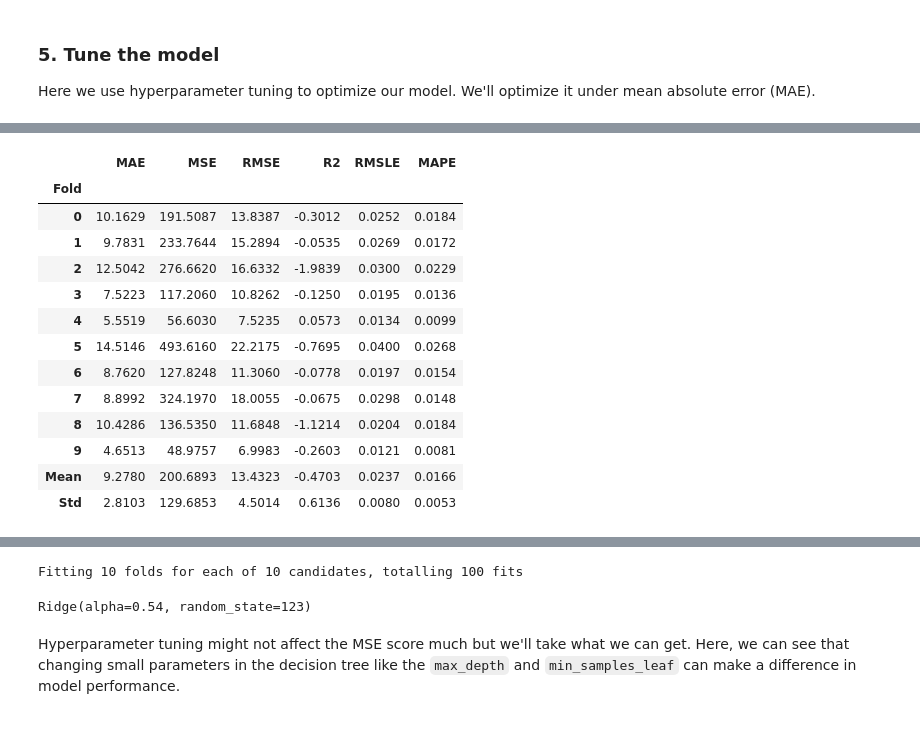
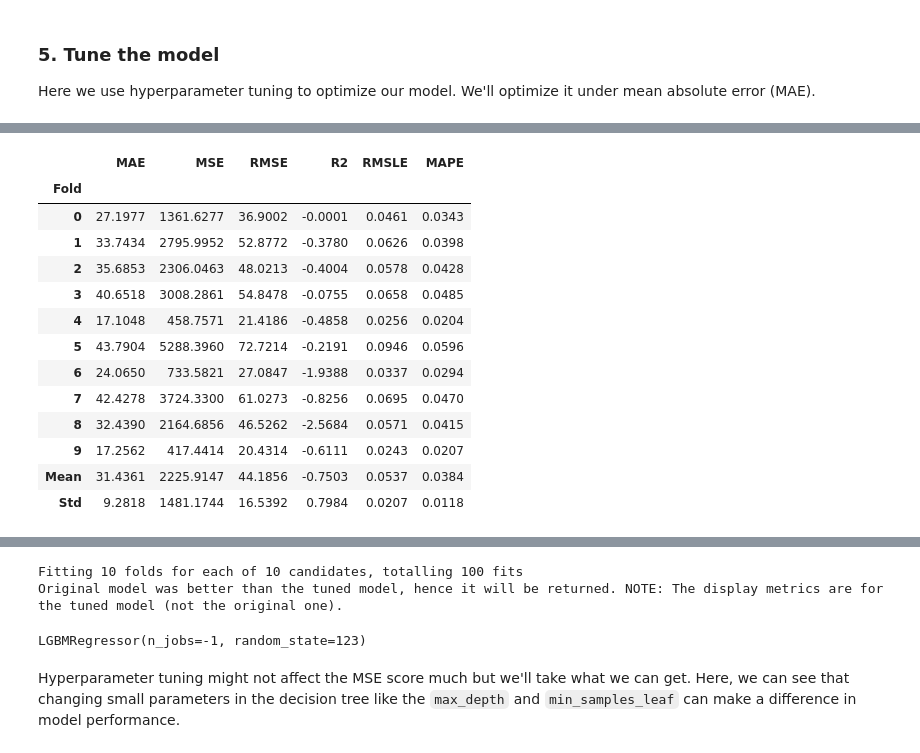
Before and after one commit to cjense/seasonal-icevelocity-prediction, a Jupyter notebook: notebooks/CML_workflow.ipynb, the cells around one changed output, grey strips where cells are left out. Drawn from its saved outputs; the diff is of its cells as text; code cells hidden in the pictures.

```diff
--- a/notebooks/CML_workflow.ipynb
+++ b/notebooks/CML_workflow.ipynb
@@ -14,7 +14,7 @@ import time
 import matplotlib.pyplot as plt
 from pycaret.regression import *
 # %%
-point_name = 'upstream' # 'upstream', 'middle', or 'terminus'
+point_name = 'middle' # 'upstream', 'middle', or 'terminus'
 # %%
 df = pd.read_csv('../data/clean/' + point_name + '_velocity_series_clean.csv')
 
@@ -126,7 +126,7 @@ s = setup(data = train, test_data = test,
 Now, we can compare the models using cross-validation. We sort them based on the mean absolute error (MAE) value which is a measure of error that is not as sensitive to outliers are mean squared error and root mean squared error. We'll also test the first 4 models on the test data, so select those with `n_select`.
 # %%
 # Test the models
-comparison = compare_models(n_select=4, sort='MAE', cross_validation=True)
+comparison = compare_models(n_select=4, sort='RMSE', cross_validation=True)
 # %% [output]
 [interactive output not drawn]
 |  | Model | MAE | MSE | RMSE | R2 | RMSLE | MAPE | TT (Sec) |
@@ -158,23 +158,36 @@ prediction_holdout = predict_model(comparison[0]);
 Sometimes, the model performs worse on the test data. Let's test next 3 models and see which performs well on the test data.
 # %%
 # Initialize a dictionary to store the MAE scores
-mae_scores = {}
+rmse_scores = {}
 
-# Iterate through the top 4 models and test them on the test data
-for model in comparison:
+# Plot the results of the top 4 models
+plt.figure(figsize=(14, 10))
+
+for i, model in enumerate(comparison):
     # Predict on the test data
     predictions = predict_model(model, data=test)
 
-    # Calculate the MAE score
-    mae = np.mean(np.abs(predictions['velocity'] - predictions['prediction_label']))
+    # Plot actual vs predicted values
+    plt.subplot(2, 2, i+1)
+    plt.plot(test['time'], test['velocity'], label='Actual', color='blue')
+    plt.plot(test['time'], predictions['prediction_label'], label='Predicted', color='red')
+    plt.title(f'Model {i+1}: {model}')
+    plt.xlabel('Time')
+    plt.ylabel('Velocity')
+    plt.legend()
 
-    # Store the MAE score in the dictionary
-    mae_scores[model] = mae
+    rmse = np.sqrt(np.mean((predictions['velocity'] - predictions['prediction_label'])**2))
 
-# Determine the model with the best MAE score
-best_model = min(mae_scores, key=mae_scores.get)
-best_mae_score = mae_scores[best_model]
+    # Store the RMSE score in the dictionary
+    rmse_scores[model] = rmse
 
-print(f"The best model is {best_model} with a MAE score of {best_mae_score:.4f}")
+# Determine the model with the best RMSE score
+best_model = min(rmse_scores, key=rmse_scores.get)
+best_rmse_score = rmse_scores[best_model]
+
+print(f"The best model is {best_model} with an RMSE score of {best_rmse_score:.4f}")
+
+plt.tight_layout()
+plt.show()
 # %% [output]
 |  | Model | MAE | MSE | RMSE | R2 | RMSLE | MAPE |
@@ -238,25 +223,25 @@ Here, it is easier to visualize how each model performed. The best fit line shou
 
 Here we use hyperparameter tuning to optimize our model. We'll optimize it under mean absolute error (MAE).
 # %%
-dt = create_model(comparison[0])
+dt = create_model(best_model)
 
 tune_model(dt, optimize='MAE')
 # %% [output]
 [interactive output not drawn]
 |  | MAE | MSE | RMSE | R2 | RMSLE | MAPE |
 | Fold |  |  |  |  |  |  |
-| 0 | 10.1629 | 191.5087 | 13.8387 | -0.3012 | 0.0252 | 0.0184 |
-| 1 | 9.7831 | 233.7644 | 15.2894 | -0.0535 | 0.0269 | 0.0172 |
-| 2 | 12.5042 | 276.6620 | 16.6332 | -1.9839 | 0.0300 | 0.0229 |
-| 3 | 7.5223 | 117.2060 | 10.8262 | -0.1250 | 0.0195 | 0.0136 |
-| 4 | 5.5519 | 56.6030 | 7.5235 | 0.0573 | 0.0134 | 0.0099 |
-| 5 | 14.5146 | 493.6160 | 22.2175 | -0.7695 | 0.0400 | 0.0268 |
-| 6 | 8.7620 | 127.8248 | 11.3060 | -0.0778 | 0.0197 | 0.0154 |
-| 7 | 8.8992 | 324.1970 | 18.0055 | -0.0675 | 0.0298 | 0.0148 |
-| 8 | 10.4286 | 136.5350 | 11.6848 | -1.1214 | 0.0204 | 0.0184 |
-| 9 | 4.6513 | 48.9757 | 6.9983 | -0.2603 | 0.0121 | 0.0081 |
-| Mean | 9.2780 | 200.6893 | 13.4323 | -0.4703 | 0.0237 | 0.0166 |
-| Std | 2.8103 | 129.6853 | 4.5014 | 0.6136 | 0.0080 | 0.0053 |
+| 0 | 27.1977 | 1361.6277 | 36.9002 | -0.0001 | 0.0461 | 0.0343 |
+| 1 | 33.7434 | 2795.9952 | 52.8772 | -0.3780 | 0.0626 | 0.0398 |
+| 2 | 35.6853 | 2306.0463 | 48.0213 | -0.4004 | 0.0578 | 0.0428 |
+| 3 | 40.6518 | 3008.2861 | 54.8478 | -0.0755 | 0.0658 | 0.0485 |
+| 4 | 17.1048 | 458.7571 | 21.4186 | -0.4858 | 0.0256 | 0.0204 |
+| 5 | 43.7904 | 5288.3960 | 72.7214 | -0.2191 | 0.0946 | 0.0596 |
+| 6 | 24.0650 | 733.5821 | 27.0847 | -1.9388 | 0.0337 | 0.0294 |
+| 7 | 42.4278 | 3724.3300 | 61.0273 | -0.8256 | 0.0695 | 0.0470 |
+| 8 | 32.4390 | 2164.6856 | 46.5262 | -2.5684 | 0.0571 | 0.0415 |
+| 9 | 17.2562 | 417.4414 | 20.4314 | -0.6111 | 0.0243 | 0.0207 |
+| Mean | 31.4361 | 2225.9147 | 44.1856 | -0.7503 | 0.0537 | 0.0384 |
+| Std | 9.2818 | 1481.1744 | 16.5392 | 0.7984 | 0.0207 | 0.0118 |
 [interactive output not drawn]
 [interactive output not drawn]
 |  | MAE | MSE | RMSE | R2 | RMSLE | MAPE |
@@ -276,6 +261,7 @@ tune_model(dt, optimize='MAE')
 [interactive output not drawn]
 Fitting 10 folds for each of 10 candidates, totalling 100 fits
+Original model was better than the tuned model, hence it will be returned. NOTE: The display metrics are for the tuned model (not the original one).
-Ridge(alpha=0.54, random_state=123)
+LGBMRegressor(n_jobs=-1, random_state=123)
 # %% [markdown]
 Hyperparameter tuning might not affect the MSE score much but we'll take what we can get. Here, we can see that changing small parameters in the decision tree like the `max_depth` and `min_samples_leaf` can make a difference in model performance.
 # %% [markdown]
```
Also changed, not shown: parts of 17 cells of this notebook, 1 other file.
